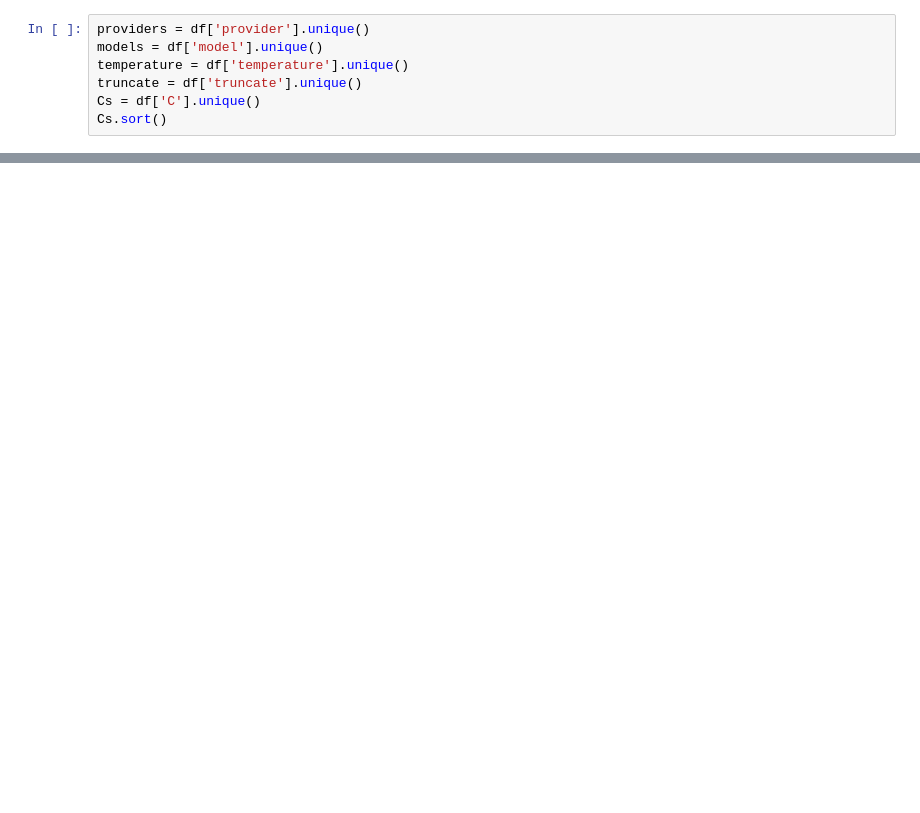
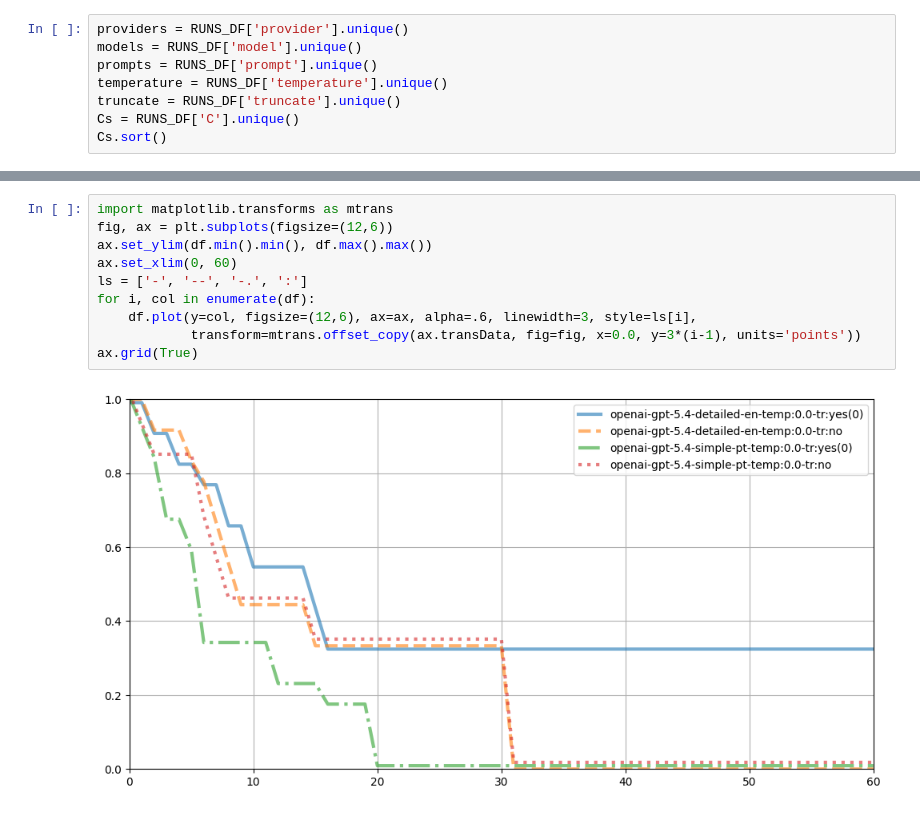
Before and after one commit to PUC-Behring-Institute-for-AI/umllm, a Jupyter notebook: evaluations/plot.ipynb, the cells around one changed output, grey strips where cells are left out. Drawn from its saved outputs; the diff is of its cells as text; blank space fills up the shorter version.

```diff
--- a/evaluations/plot.ipynb
+++ b/evaluations/plot.ipynb
@@ -78,9 +120,10 @@ display(df.sort_values(by=['progress', 'C'], ascending=False))
 # %%
-providers = df['provider'].unique()
-models = df['model'].unique()
-temperature = df['temperature'].unique()
-truncate = df['truncate'].unique()
-Cs = df['C'].unique()
+providers = RUNS_DF['provider'].unique()
+models = RUNS_DF['model'].unique()
+prompts = RUNS_DF['prompt'].unique()
+temperature = RUNS_DF['temperature'].unique()
+truncate = RUNS_DF['truncate'].unique()
+Cs = RUNS_DF['C'].unique()
 Cs.sort()
 # %%
 import itertools
@@ -106,0 +167,12 @@ ax = pd.DataFrame(tab, index=list(range(0, Cs[-1]+1))).plot.line(
+# %%
+import matplotlib.transforms as mtrans
+fig, ax = plt.subplots(figsize=(12,6))
+ax.set_ylim(df.min().min(), df.max().max())
+ax.set_xlim(0, 60)
+ls = ['-', '--', '-.', ':']
+for i, col in enumerate(df):
+    df.plot(y=col, figsize=(12,6), ax=ax, alpha=.6, linewidth=3, style=ls[i],
+            transform=mtrans.offset_copy(ax.transData, fig=fig, x=0.0, y=3*(i-1), units='points'))
+ax.grid(True)
+# %% [output]
+[figure, added]
```
Also changed, not shown: parts of 11 cells of this notebook.
